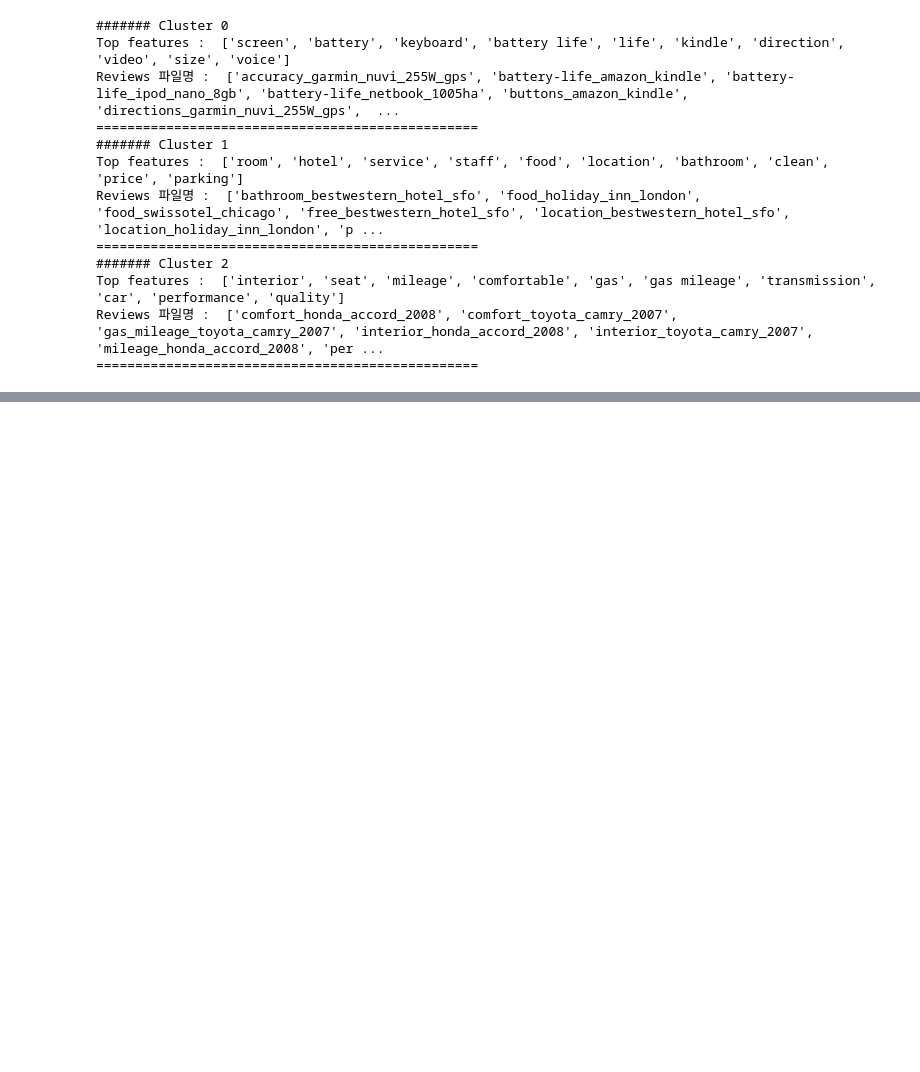
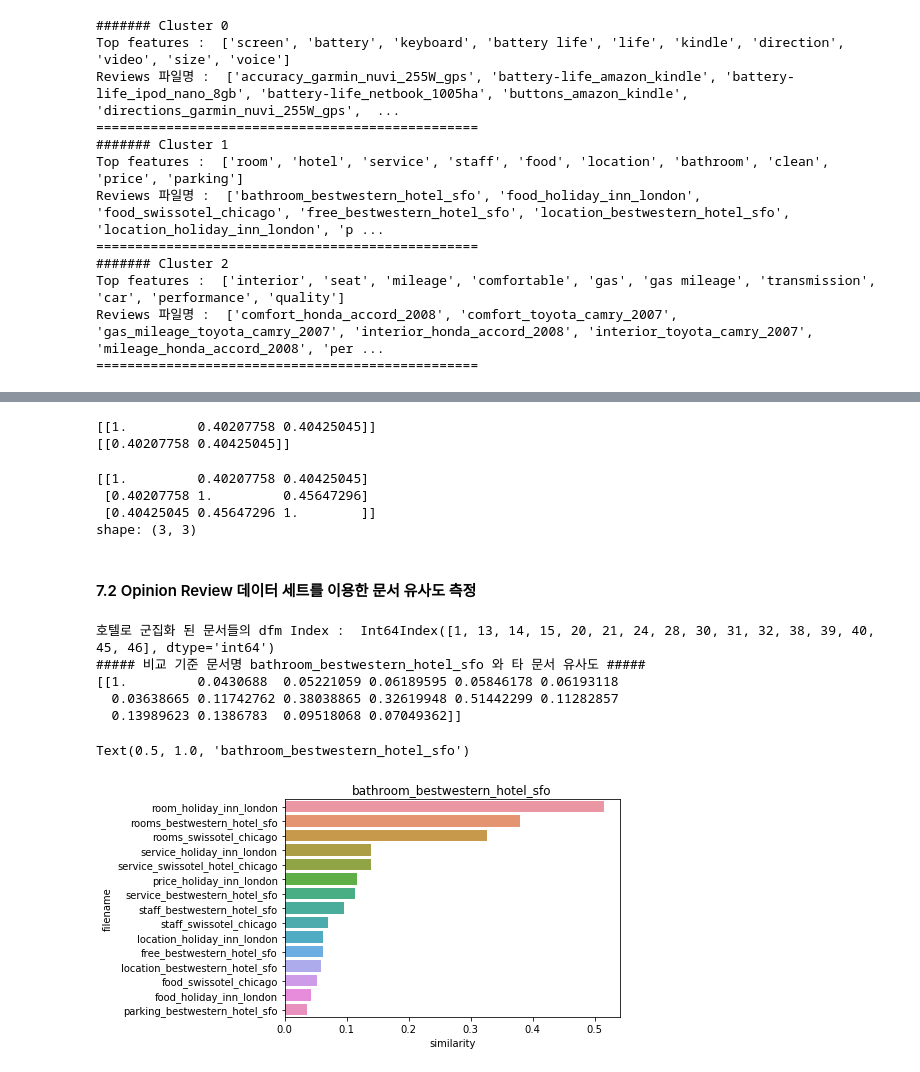
Before and after one commit to namkyu9395/Dangsan, a Jupyter notebook: 파이썬 머신러닝 완벽 가이드/08 Text Analysis (2).ipynb, the cells around one changed output, grey strips where cells are left out. Drawn from its saved outputs; the diff is of its cells as text; code cells hidden in the pictures; blank space fills up the shorter version.

```diff
--- a/파이썬 머신러닝 완벽 가이드/08 Text Analysis (2).ipynb
+++ b/파이썬 머신러닝 완벽 가이드/08 Text Analysis (2).ipynb
@@ -419,0 +472,29 @@ Reviews 파일명 :  ['comfort_honda_accord_2008', 'comfort_toyota_camry_2007',
+# %%
+# 사이킷런이 제공하는 코사인 유사도 API
+# 기준이 되는 문서와 비교할 문서 두가지를 입력파라미터로 받아 코사인 유사도 측정
+# 파라미터로 희소행렬 / 밀집행렬, 행렬 / 배열 모두 가능해서 별도의 변환 작업 필요 x
+
+from sklearn.metrics.pairwise import cosine_similarity
+
+similarity_simple_pair = cosine_similarity(feature_vect_simple[0], feature_vect_simple)
+print(similarity_simple_pair)
+
+
+# 본인자신과의 비교 삭제
+similarity_simple_pair = cosine_similarity(feature_vect_simple[0], feature_vect_simple[1:])
+print(similarity_simple_pair)
+# %% [output]
+[[1.         0.40207758 0.40425045]]
+[[0.40207758 0.40425045]]
+# %%
+# 모든 행렬에 대해 모든 코사인 유사도 구하기
+similarity_simple_pair = cosine_similarity(feature_vect_simple, feature_vect_simple)
+print(similarity_simple_pair)
+print('shape:', similarity_simple_pair.shape)
+# %% [output]
+[[1.         0.40207758 0.40425045]
+ [0.40207758 1.         0.45647296]
+ [0.40425045 0.45647296 1.        ]]
+shape: (3, 3)
+# %% [markdown]
+#### 7.2 Opinion Review 데이터 세트를 이용한 문서 유사도 측정
@@ -419,0 +542,51 @@ Reviews 파일명 :  ['comfort_honda_accord_2008', 'comfort_toyota_camry_2007',
+# %%
+from sklearn.metrics.pairwise import cosine_similarity
+
+# cluster_label=1 인 데이터는 호텔로 군집화된 데이터. dfm에서 해당 인덱스를 추출
+hotel_indexes = document_df[document_df['cluster_label']==1].index
+print('호텔로 군집화 된 문서들의 dfm Index : ', hotel_indexes)
+
+# 호텔로 군집화된 데이터 중 첫번째 문서를 추출해 파일명 표시
+comparison_docname = document_df.iloc[hotel_indexes[0]]['filename']
+print('##### 비교 기준 문서명', comparison_docname, '와 타 문서 유사도 #####')
+
+# document_df에서 추출한 Index 객체를 feature_vect로 입력해 호텔 군집화된 feature_vect 추출
+# 이를 이용해 호텔로 군집화된 문서 중 첫번째 문서와 다른 문서간의 코사인 유사도 측정
+
+similarity_pair = cosine_similarity(feature_vect[hotel_indexes[0]], feature_vect[hotel_indexes])
+print(similarity_pair)
+# %% [output]
+호텔로 군집화 된 문서들의 dfm Index :  Int64Index([1, 13, 14, 15, 20, 21, 24, 28, 30, 31, 32, 38, 39, 40, 45, 46], dtype='int64')
+##### 비교 기준 문서명 bathroom_bestwestern_hotel_sfo 와 타 문서 유사도 #####
+[[1.         0.0430688  0.05221059 0.06189595 0.05846178 0.06193118
+  0.03638665 0.11742762 0.38038865 0.32619948 0.51442299 0.11282857
+  0.13989623 0.1386783  0.09518068 0.07049362]]
+# %%
+# 첫번째 문서와 각 문서들간의 유사도 시각화
+
+import seaborn as sns
+import numpy as np
+import matplotlib.pyplot as plt
+%matplotlib inline
+
+# 첫 번째 문서와 타문서간 유사도가 큰 순으로 정렬한 인덱스를 추출하되 자기 자신은 제외
+sorted_index = similarity_pair.argsort()[:,::-1]
+sorted_index = sorted_index[:,1:]
+
+# 유사도가 큰 순으로 hotel_indexes를 추출해 재정렬
+hotel_sorted_indexes = hotel_indexes[sorted_index.reshape(-1)]
+
+# 유사도가 큰 순으로 유사도 값을 재정렬하되 자기 자신은 제외
+hotel_1_sim_value = np.sort(similarity_pair.reshape(-1))[::-1]
+hotel_1_sim_value = hotel_1_sim_value[1:]
+
+# 유사도가 큰 순으로 정렬된 인덱스와 유사도 값을 이용해 파일명과 유사도 값을 막대 그래프로 시각화
+hotel_1_sim_df = pd.DataFrame()
+hotel_1_sim_df['filename'] = document_df.iloc[hotel_sorted_indexes]['filename']
+hotel_1_sim_df['similarity'] = hotel_1_sim_value
+
+sns.barplot(data = hotel_1_sim_df, x='similarity', y='filename')
+plt.title(comparison_docname)
+# %% [output]
+Text(0.5, 1.0, 'bathroom_bestwestern_hotel_sfo')
+[figure, added]
```
Also changed, not shown: parts of 15 cells of this notebook.
